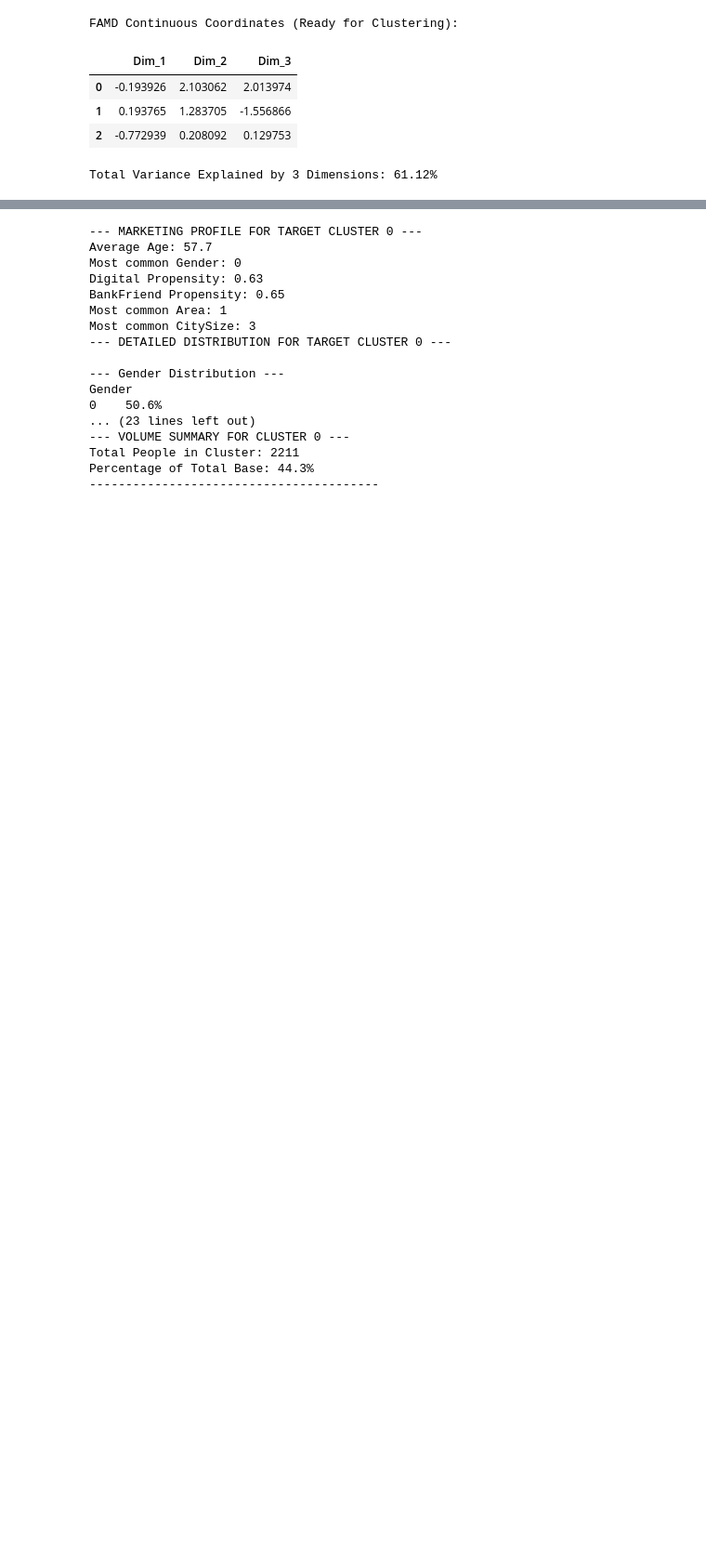
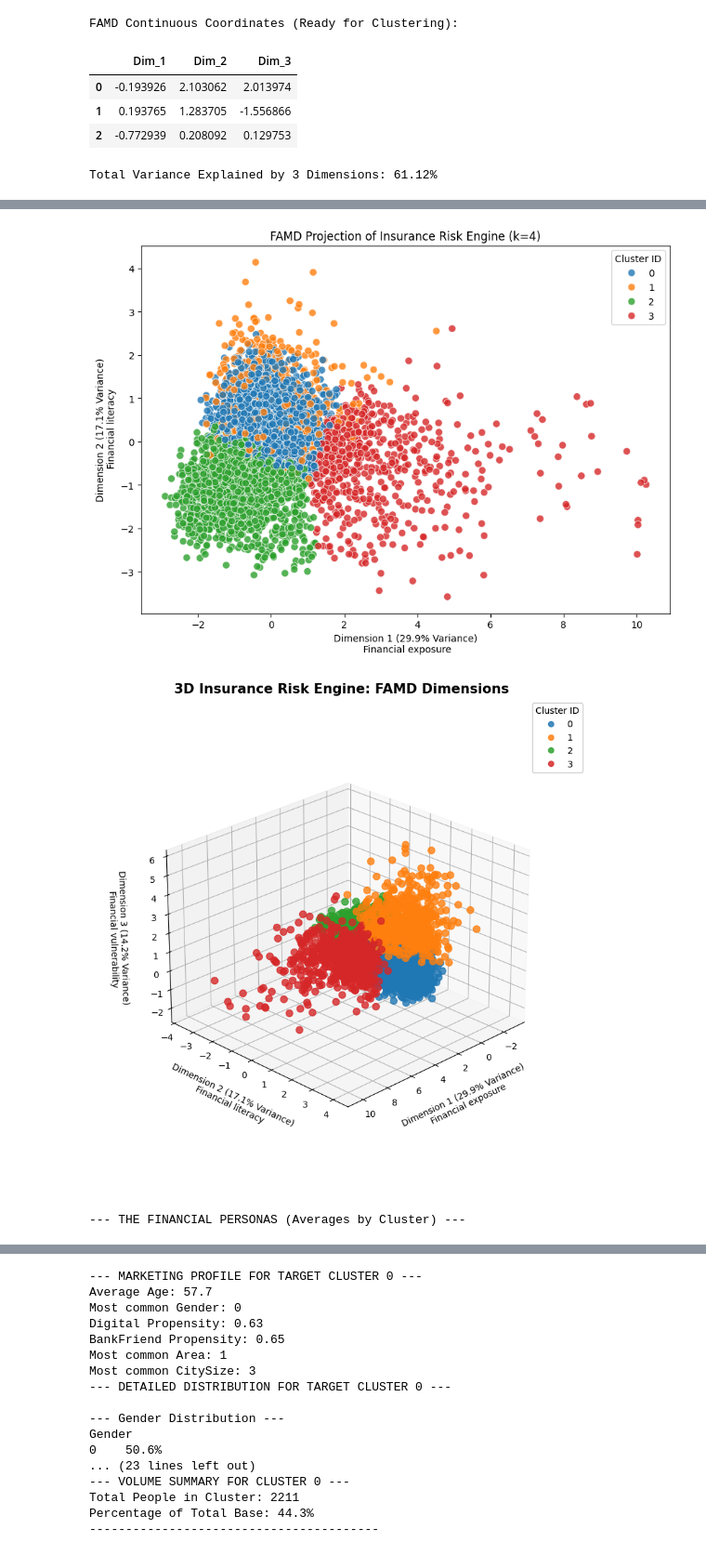
Before and after one commit to Smael-olk/Fintech, a Jupyter notebook: BusinessCase1/2-Protection_FAMD.ipynb, the cells around one changed output, grey strips where cells are left out. Shown at 93% size. Drawn from its saved outputs; the diff is of its cells as text; code cells hidden in the pictures; blank space fills up the shorter version.

Commit message:
Enhance of code od 2-protection_FAMD

```diff
--- a/BusinessCase1/2-Protection_FAMD.ipynb
+++ b/BusinessCase1/2-Protection_FAMD.ipynb
@@ -365,0 +300,79 @@ display(profile_active)
+# %%
+# We set k=4 from the later scores that we in the next part as it is optimal for this one
+optimal_k = 4
+kmeans = KMeans(n_clusters=optimal_k, random_state=42)
+cluster_labels = kmeans.fit_predict(X_famd)
+
+
+# Plot the Manifold (SCATTER PLOT 2D)
+plt.figure(figsize=(10, 7))
+sns.scatterplot(
+    x=X_famd['Dim_1'],
+    y=X_famd['Dim_2'],
+    hue=cluster_labels,
+    palette='tab10',
+    s=60, alpha=0.8
+)
+
+plt.title(f'FAMD Projection of Insurance Risk Engine (k={optimal_k})')
+plt.xlabel(f'Dimension 1 ({explained_variance[0]:.1f}% Variance)\n Financial exposure')
+plt.ylabel(f'Dimension 2 ({explained_variance[1]:.1f}% Variance)\n Financial literacy')
+plt.legend(title='Cluster ID')
+
+
+# 3D PLOT
+fig = plt.figure(figsize=(10, 10))
+ax = fig.add_subplot(111, projection='3d')
+
+scatter = ax.scatter(
+    X_famd['Dim_1'],
+    X_famd['Dim_2'],
+    X_famd['Dim_3'],
+    c=cluster_labels,
+    cmap='tab10',
+    vmin=0, vmax=9,
+    s=60,
+    alpha=0.8,
+)
+
+# Labeling and Aesthetics
+ax.set_title('3D Insurance Risk Engine: FAMD Dimensions', fontsize=15, fontweight='bold')
+ax.set_xlabel(f'Dimension 1 ({explained_variance[0]:.1f}% Variance)\n Financial exposure', labelpad=20)
+ax.set_ylabel(f'Dimension 2 ({explained_variance[1]:.1f}% Variance)\n Financial literacy', labelpad=20)
+ax.set_zlabel(f'Dimension 3 ({explained_variance[2]:.1f}% Variance)\n Financial vulnerability', labelpad=20)
+
+legend = ax.legend(*scatter.legend_elements(), title="Cluster ID")
+ax.add_artist(legend)
+
+ax.set_box_aspect(None, zoom=0.8)
+
+ax.view_init(elev=25, azim=45)
+plt.show()
+
+
+# Map the clusters back to the ORIGINAL dataframe
+data['Cluster_ID'] = cluster_labels
+
+print("--- THE FINANCIAL PERSONAS (Averages by Cluster) ---")
+profile_active = data.groupby('Cluster_ID').agg({
+    # Raw stats
+    'Wealth': 'mean',
+    'Income': 'mean',
+    'Debt': 'mean',
+    'Saving': 'mean',
+    'FamilySize': lambda x: x.mode()[0],
+    'Job': lambda x: x.mode()[0],
+
+    # NEW: Add the engineered ratios here so the dashboard can see them!
+    'Debt_to_Income': 'mean',
+    'Safety_Net': 'mean',
+    'Dependents_Risk': 'mean',
+    'Asset_Exposure': 'mean',
+    'FinEdu': 'mean'
+}).round(2)
+
+display(profile_active)
+# %% [output]
+[figure, added]
+[figure, added]
+--- THE FINANCIAL PERSONAS (Averages by Cluster) ---
```
Also changed, not shown: parts of 31 cells of this notebook, 1 other file.
